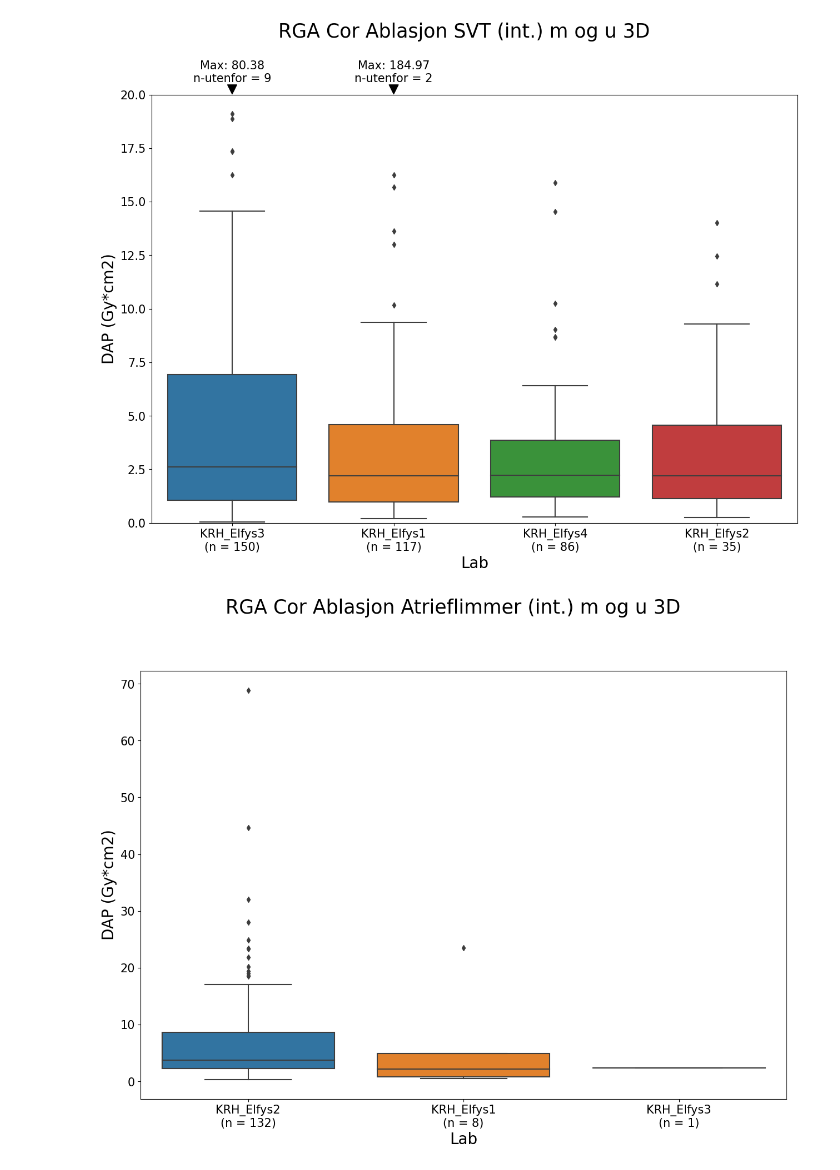
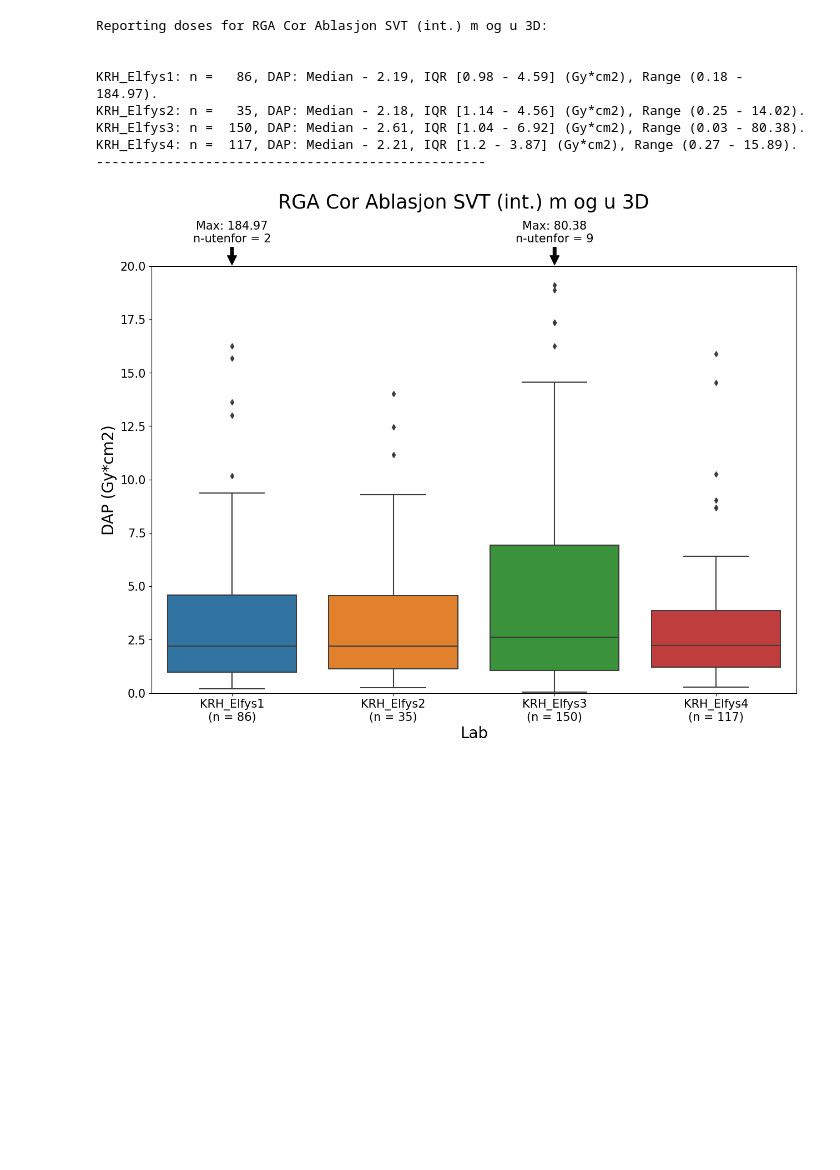
Before and after one commit to bjornhel/XA_DoseAnalysis, a Jupyter notebook: Code/script_repdose_elfys.ipynb, the cells around one changed output. Drawn from its saved outputs; the diff is of its cells as text; code cells hidden in the pictures; blank space fills up the shorter version.

Commit message:
Finished making plots and reports for Elfys

```diff
--- a/Code/script_repdose_elfys.ipynb
+++ b/Code/script_repdose_elfys.ipynb
@@ -41,17 +43,15 @@ data = bh_utils.merge_ids7_dt(df_ids7, df_dt, False)
 data = bh_elfys.filter_procedures(data, False)
 del df_dt, df_ids7
 # %%
-# Plot RGA Cor Ablasjon SVT \(int\.\) m og u 3D.:
-bh_plot.plot_representative_dose(data, 'RGA Cor Ablasjon SVT \(int\.\) m og u 3D.', False)
+procedure = 'RGA Cor Ablasjon SVT (int.) m og u 3D'
+bh_plot.plot_representative_dose(data, procedure, 20, False)
+# %% [output]
+Reporting doses for RGA Cor Ablasjon SVT (int.) m og u 3D:
+
+
+KRH_Elfys1: n =   86, DAP: Median - 2.19, IQR [0.98 - 4.59] (Gy*cm2), Range (0.18 - 184.97).
+KRH_Elfys2: n =   35, DAP: Median - 2.18, IQR [1.14 - 4.56] (Gy*cm2), Range (0.25 - 14.02).
+KRH_Elfys3: n =  150, DAP: Median - 2.61, IQR [1.04 - 6.92] (Gy*cm2), Range (0.03 - 80.38).
+KRH_Elfys4: n =  117, DAP: Median - 2.21, IQR [1.2 - 3.87] (Gy*cm2), Range (0.27 - 15.89).
+--------------------------------------------------
+[figure, added]
-# %%
-# Beware, there is a bug here.
-# The labeling of the procedures is not correct, and is shuffeled by the sorting somehow.
-
-procedure = 'RGA Cor Ablasjon SVT (int.) m og u 3D'
-bh_plot.plot_representative_dose(data, procedure, 20, False)
-
-procedure = 'RGA Cor Ablasjon Atrieflimmer (int.) m og u 3D'
-bh_plot.plot_representative_dose(data, procedure, -1, False)
-# %% [output]
-[figure, removed]
-[figure, removed]
```
Also changed, not shown: parts of 10 cells of this notebook, 2 other files.
